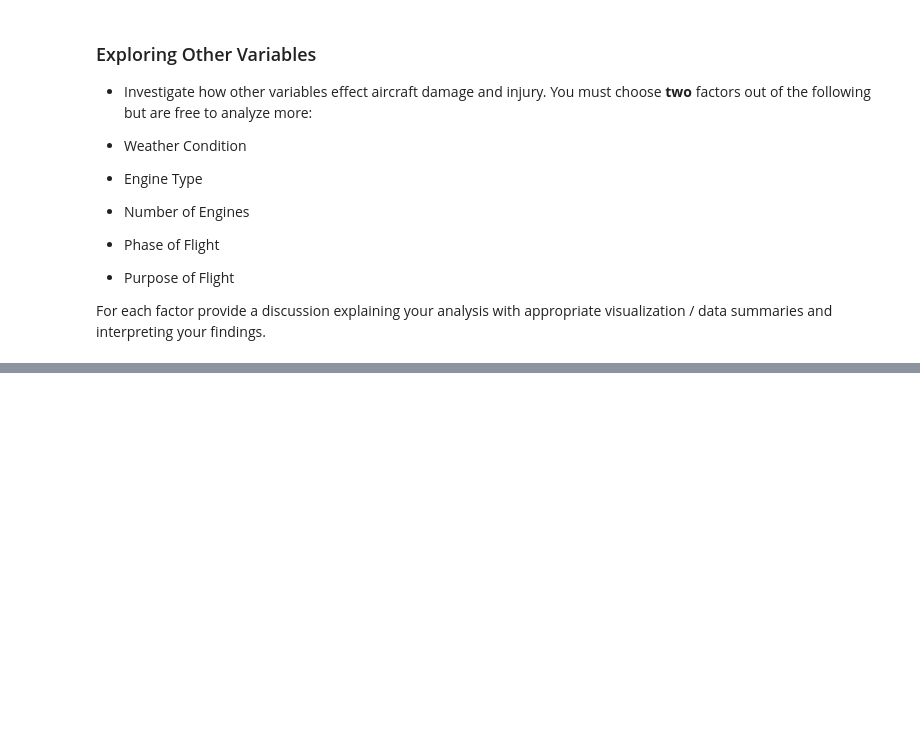
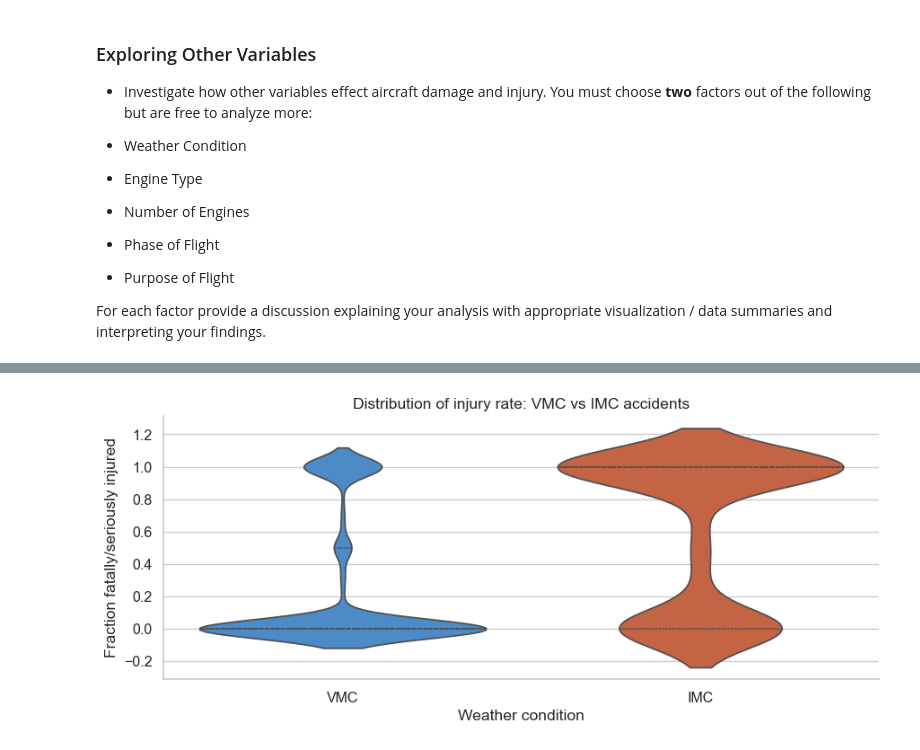
Before and after one commit to janemurungi2-creator/dsc-course0-m8-lab, a Jupyter notebook: Aviation_Accidents_Data_Analysis.ipynb, the cells around one changed output, grey strips where cells are left out. Drawn from its saved outputs; the diff is of its cells as text; code cells hidden in the pictures; blank space fills up the shorter version.

```diff
--- a/Aviation_Accidents_Data_Analysis.ipynb
+++ b/Aviation_Accidents_Data_Analysis.ipynb
@@ -522,0 +579,19 @@ For each factor provide a discussion explaining your analysis with appropriate v
+# %%
+fig, ax = plt.subplots(figsize=(9, 4))
+sns.violinplot(
+    data=weather,
+    x='Weather.Condition',
+    y='Serious_Fatal_Frac',
+    order=['VMC','IMC'],
+    palette={'VMC':'#378ADD','IMC':'#D85A30'},
+    inner='quartile',
+    ax=ax
+)
+ax.set_xlabel('Weather condition')
+ax.set_ylabel('Fraction fatally/seriously injured')
+ax.set_title('Distribution of injury rate: VMC vs IMC accidents')
+ax.spines[['top','right']].set_visible(False)
+plt.tight_layout()
+plt.show()
+# %% [output]
+[figure, added]
```
Also changed, not shown: parts of 10 cells of this notebook.
